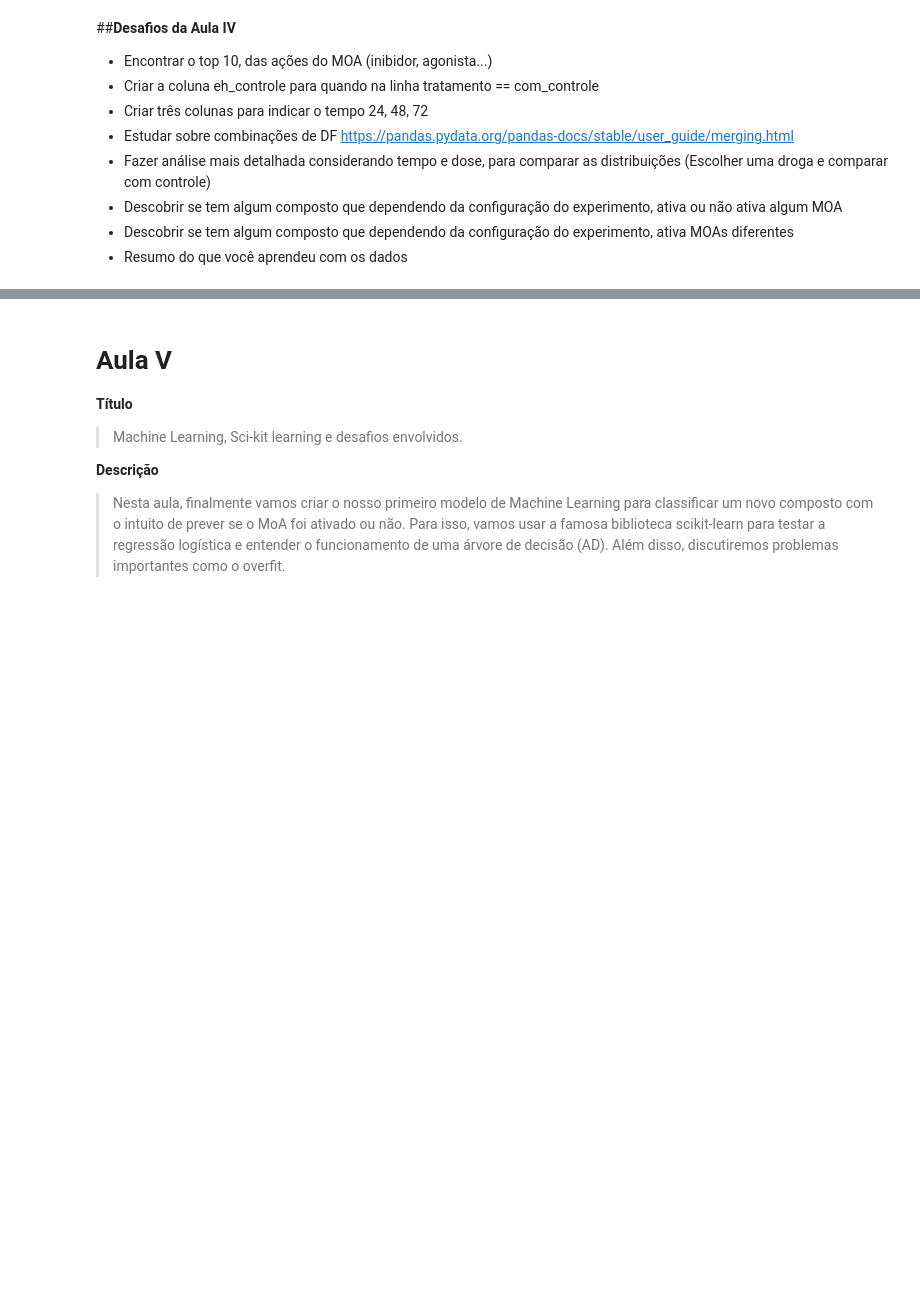
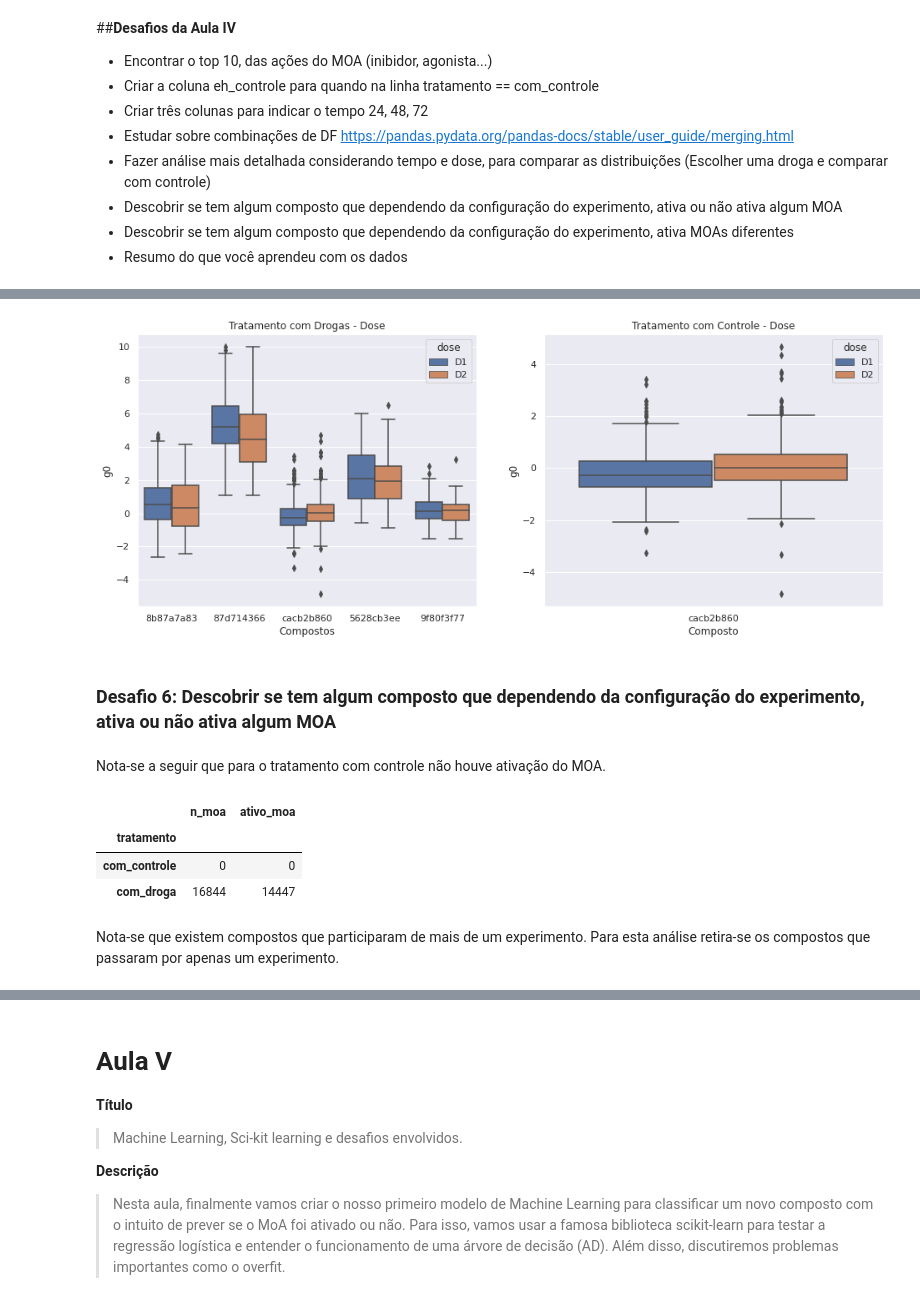
Before and after one commit to MiqSA/imersaodados, a Jupyter notebook: Imersao_Dados.ipynb, the cells around one changed output, grey strips where cells are left out. Cells and saved outputs as stored; diff of their text form; code cells hidden in the pictures; blank space fills up the shorter version.

```diff
--- a/Imersao_Dados.ipynb
+++ b/Imersao_Dados.ipynb
@@ -1168,0 +1290,27 @@ sns.boxplot(data=dados_combinados.query('composto in @composto_principal'), y='g
+# %%
+plt.figure(figsize=(16,6))
+plt.subplot(1,2,1)
+sns.boxplot(data = dados_combinados.query('composto in @composto_principal'), y= 'g0', x='composto', hue='dose')
+plt.title('Tratamento com Drogas - Dose')
+plt.xlabel('Compostos')
+
+plt.subplot(1,2,2)
+sns.boxplot(data = dados_combinados.query('composto == "cacb2b860"'), y= 'g0', x='composto', hue='dose')
+plt.title('Tratamento com Controle - Dose')
+plt.xlabel('Composto')
+plt.show()
+# %% [output]
+[figure, added]
+# %% [markdown]
+### **Desafio 6: Descobrir se tem algum composto que dependendo da configuração do experimento, ativa ou não ativa algum MOA**
+# %% [markdown]
+Nota-se a seguir que para o tratamento com controle não houve ativação do MOA.
+# %%
+dados_combinados.groupby(by=['tratamento']).sum()[['n_moa', 'ativo_moa']]
+# %% [output]
+|  | n_moa | ativo_moa |
+| tratamento |  |  |
+| com_controle | 0 | 0 |
+| com_droga | 16844 | 14447 |
+# %% [markdown]
+Nota-se que existem compostos que participaram de mais de um experimento. Para esta análise retira-se os compostos que passaram por apenas um experimento.
```
Also changed, not shown: parts of 41 cells of this notebook.
